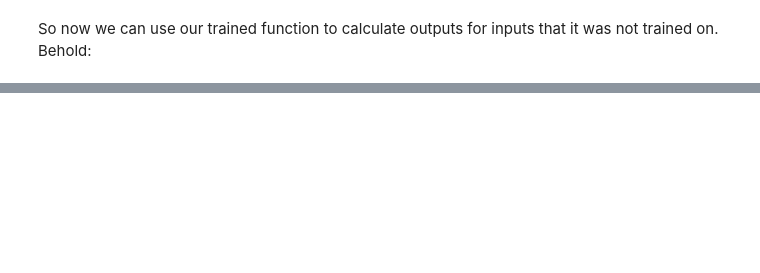
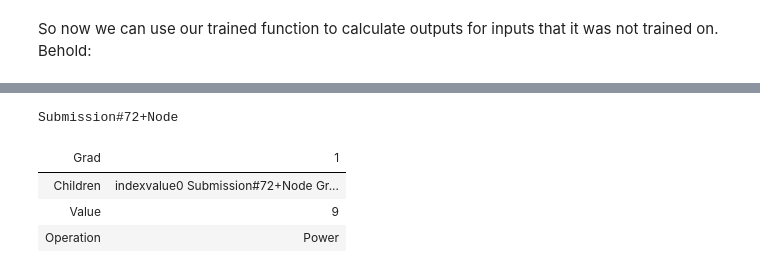
Before and after one commit to breggles/NeuralNetTalk, a Jupyter notebook: neuralnet.ipynb, the cells around one changed output, grey strips where cells are left out. Saved outputs shown, nothing was run; the diff lists cells and outputs as text; code cells hidden in the pictures; blank space fills up the shorter version.

```diff
--- a/neuralnet.ipynb
+++ b/neuralnet.ipynb
@@ -217,0 +307,34 @@ Judgement/experience required for training a neural net, artform, "fudging numbe
+# %%
+var a = new Node(3);
+var b = new Node(2);
+var c = new Node(1);
+
+// var minusA = -a;
+
+// minusA.Grad = 1;
+
+// minusA.Backward();
+
+// minusA
+
+// var d = b - c;
+
+// d.Grad = 1;
+
+// d.Backward();
+
+// d
+
+var e = a.Pow(b);
+
+e.Grad = 1;
+
+e.Backward();
+
+e
+# %% [output]
+Submission#72+Node
+| Grad | 1 |
+| Children | indexvalue0 Submission#72+Node Gr... |
+| Value | 9 |
+| Operation | Power |
```
Also changed, not shown: parts of 5 cells of this notebook.
